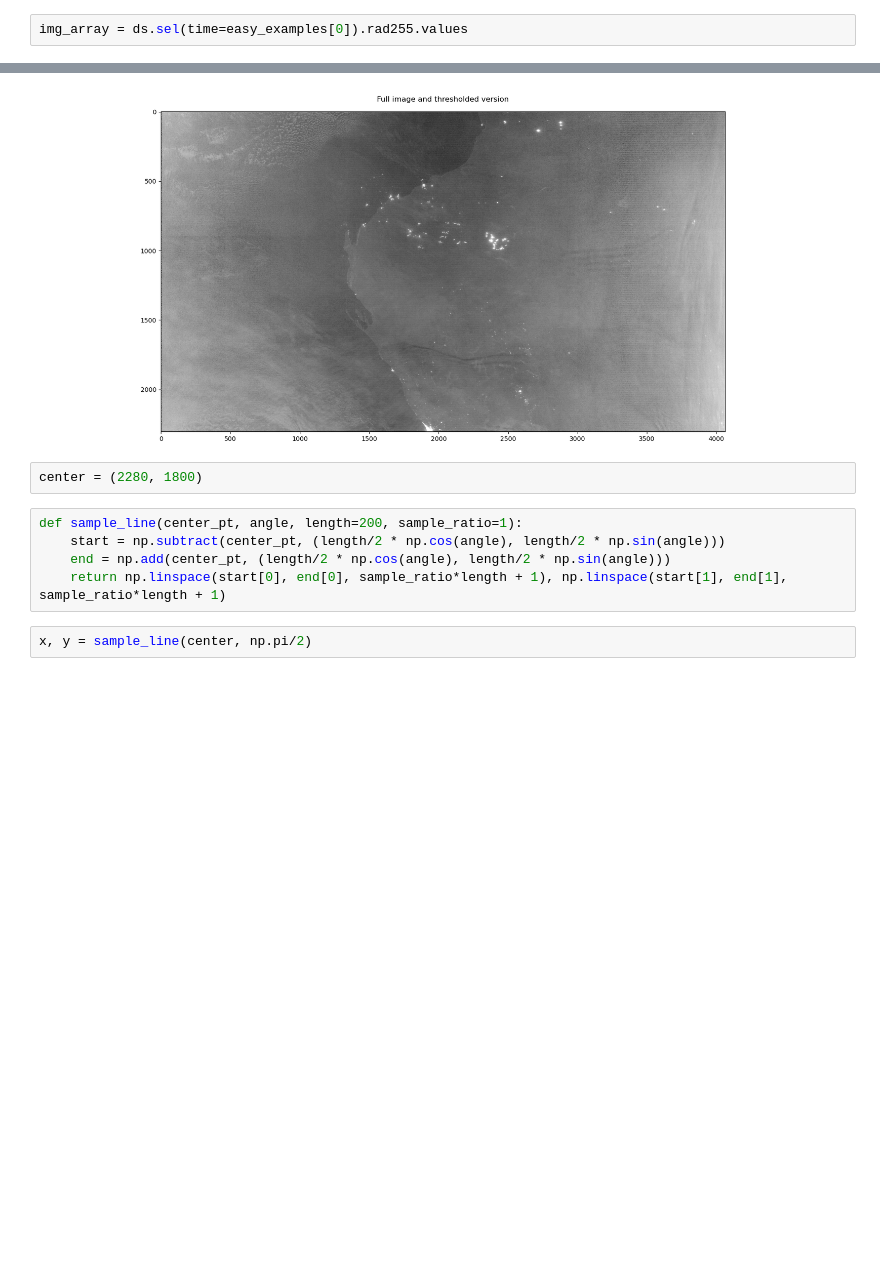
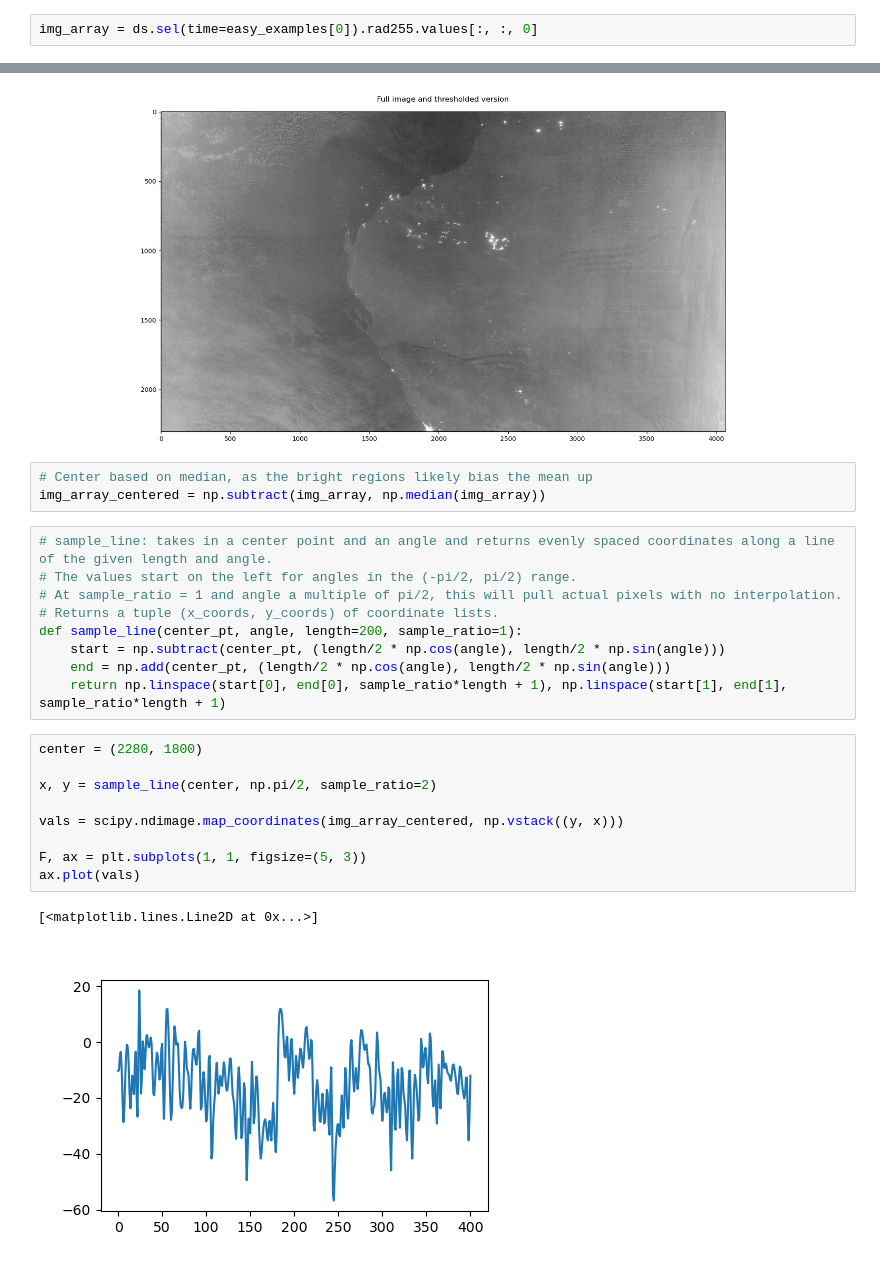
Before and after one commit to zyjux/harmonic_gw, a Jupyter notebook: periodic_alignment.ipynb, the cells around one changed output, grey strips where cells are left out. Saved outputs shown, nothing was run; the diff lists cells and outputs as text; blank space fills up the shorter version.

Commit message:
Started work on sampling function

```diff
--- a/periodic_alignment.ipynb
+++ b/periodic_alignment.ipynb
@@ -52,7 +52,7 @@ Data variables:
     solazi     (time) float32 ...
     solzen     (time) float32 ...
 # %%
-img_array = ds.sel(time=easy_examples[0]).rad255.values
+img_array = ds.sel(time=easy_examples[0]).rad255.values[:, :, 0]
 # %%
 img_array_thresh = np.where(img_array == 255, 0., img_array)
 # %%
@@ -69,12 +69,27 @@ ax.imshow(img_array, cmap='gray', clim=(0, 255))
 F.tight_layout()
 # %% [output]
 [figure]
-# %%
-center = (2280, 1800)
+# %%
+# Center based on median, as the bright regions likely bias the mean up
+img_array_centered = np.subtract(img_array, np.median(img_array))
 # %%
+# sample_line: takes in a center point and an angle and returns evenly spaced coordinates along a line of the given length and angle.
+# The values start on the left for angles in the (-pi/2, pi/2) range.
+# At sample_ratio = 1 and angle a multiple of pi/2, this will pull actual pixels with no interpolation.
+# Returns a tuple (x_coords, y_coords) of coordinate lists.
 def sample_line(center_pt, angle, length=200, sample_ratio=1):
     start = np.subtract(center_pt, (length/2 * np.cos(angle), length/2 * np.sin(angle)))
     end = np.add(center_pt, (length/2 * np.cos(angle), length/2 * np.sin(angle)))
     return np.linspace(start[0], end[0], sample_ratio*length + 1), np.linspace(start[1], end[1], sample_ratio*length + 1)
-# %%
-x, y = sample_line(center, np.pi/2)
+# %%
+center = (2280, 1800)
+
+x, y = sample_line(center, np.pi/2, sample_ratio=2)
+
+vals = scipy.ndimage.map_coordinates(img_array_centered, np.vstack((y, x)))
+
+F, ax = plt.subplots(1, 1, figsize=(5, 3))
+ax.plot(vals)
+# %% [output]
+[<matplotlib.lines.Line2D at 0x...>]
+[figure, added]
```
Also changed, not shown: parts of 3 cells of this notebook.
